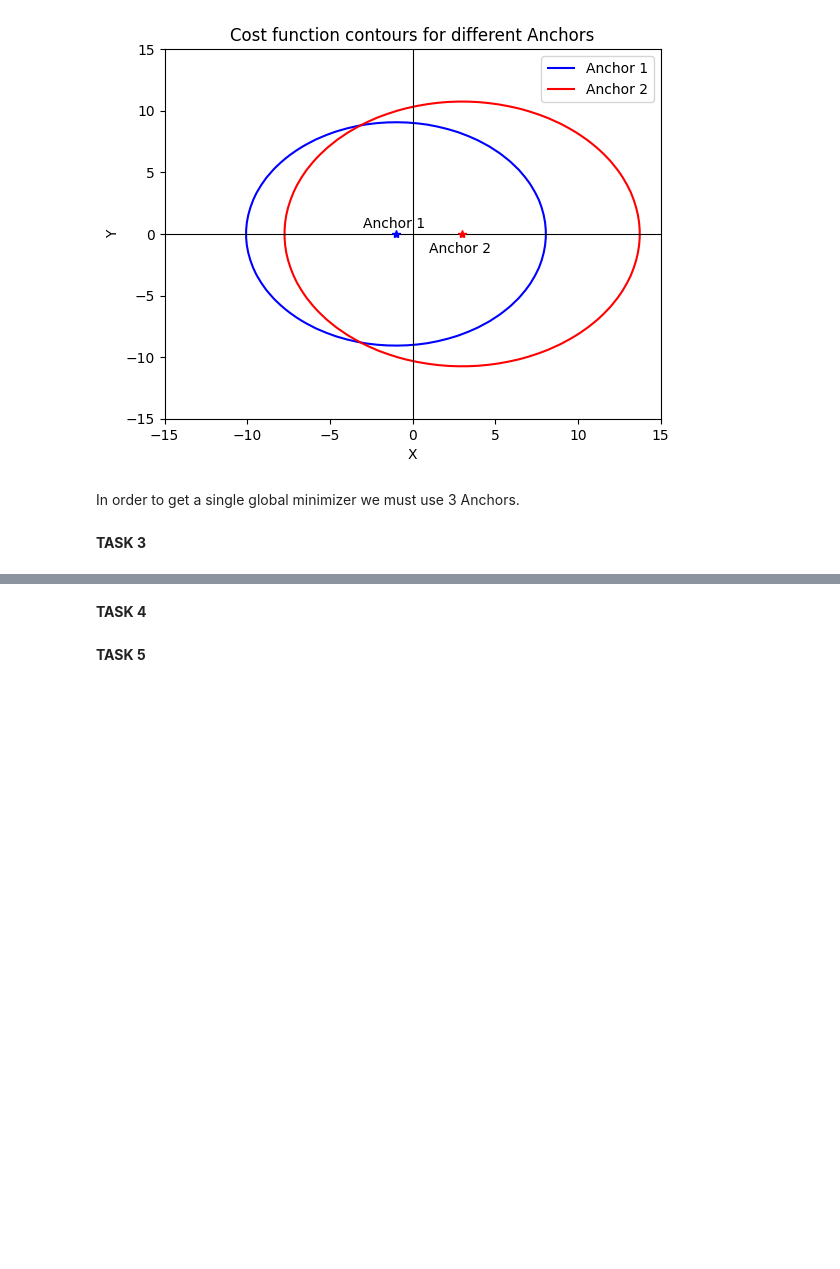
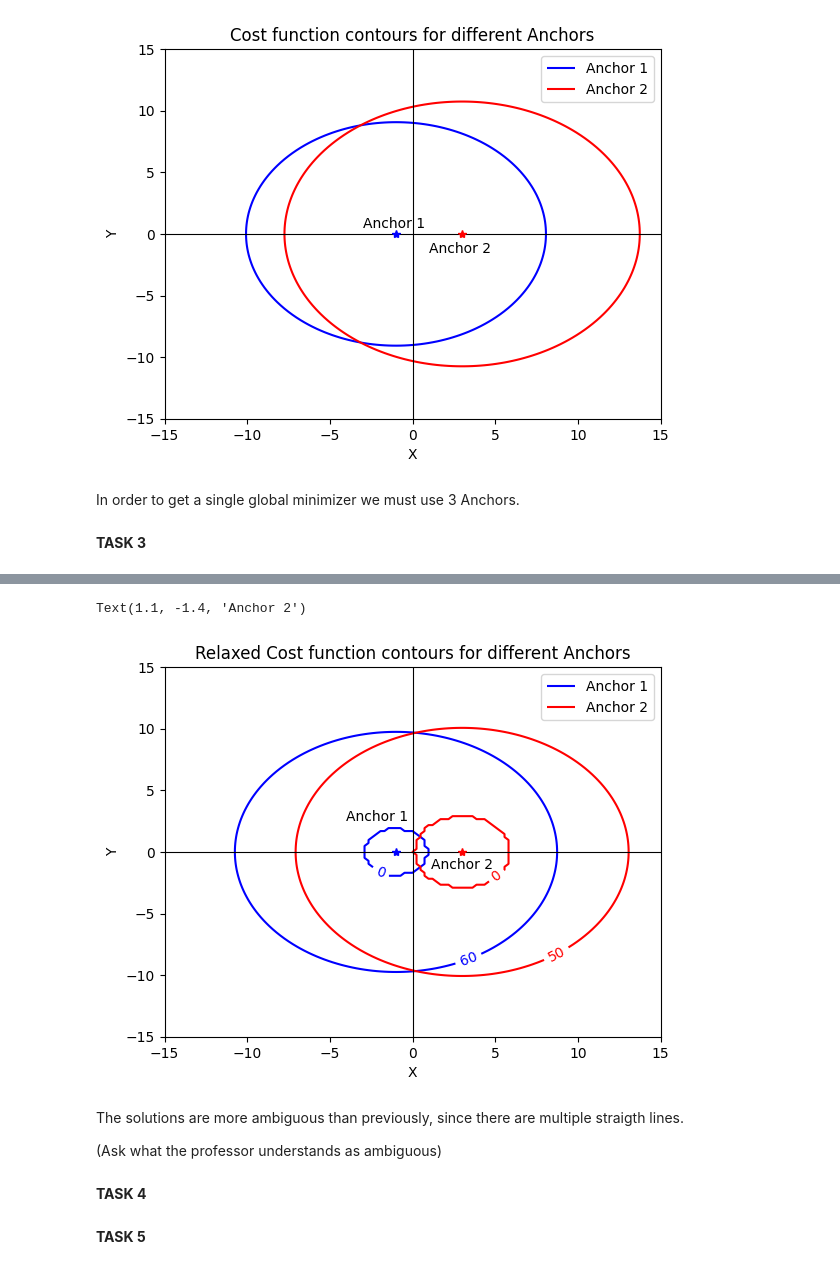
Before and after one commit to Dolfas/OA-Project, a Jupyter notebook: Section2.ipynb, the cells around one changed output, grey strips where cells are left out. Drawn from its saved outputs; the diff is of its cells as text; code cells hidden in the pictures; blank space fills up the shorter version.

```diff
--- a/Section2.ipynb
+++ b/Section2.ipynb
@@ -75,3 +103,43 @@ In order to get a single global minimizer we must use 3 Anchors.
+# %%
+# Task 2 repeated
+
+x = np.linspace(-15, 15, 125)
+y = np.linspace(-15, 15, 125)
+X, Y = np.meshgrid(x, y)
+#xy = np.mgrid[0:100:0.1, 0:100:0.1].reshape(2,-1).T
+#plt.figure(figsize=(7,7))
+
+def task_2(x,y,a1,a2,r):
+   return (u_plus((np.sqrt(((x-a1)**2+(y-a2)**2))-r),3)**2)
+
+#plt.contour(X,Y, task_2(X,Y,3,0,3),colors='red')
+#plt.contour(X,Y, task_2(X,Y,-1,0,2),colors = 'blue')
+fig, ax = plt.subplots()
+CS = ax.contour(X, Y, task_2(X,Y,-1,0,2),[0,60],colors='blue')
+CS2 = ax.contour(X, Y, task_2(X,Y,3,0,3),[0,50],colors='red')
+
+ax.clabel(CS, inline = True, fontsize=10) # if we want the numbers to appear on the contours just select inline = True and fontsize >= 10
+ax.clabel(CS2, inline = True, fontsize=10)
+ax.set_title('Relaxed Cost function contours for different Anchors')
+ax.set_xlabel('X')
+ax.set_ylabel('Y')
+ax.axhline(0, color='black', linewidth=.8)
+ax.axvline(0, color='black', linewidth=.8)
+h1,_ = CS.legend_elements()
+h2,_ = CS2.legend_elements()
+ax.legend([h1[0], h2[0]], ['Anchor 1', 'Anchor 2'])
+ax.plot(-1,0,'b*')
+ax.text(-4,2.5,'Anchor 1')
+ax.plot(3,0,'r*')
+ax.text(1.1,-1.4,'Anchor 2')
+#plt.show()
+# %% [output]
+Text(1.1, -1.4, 'Anchor 2')
+[figure, added]
+# %% [markdown]
+The solutions are more ambiguous than previously, since there are multiple straigth lines.
+
+(Ask what the professor understands as ambiguous)
 # %% [markdown]
 **TASK 4**
 # %% [markdown]
```
Also changed, not shown: parts of 5 cells of this notebook.
